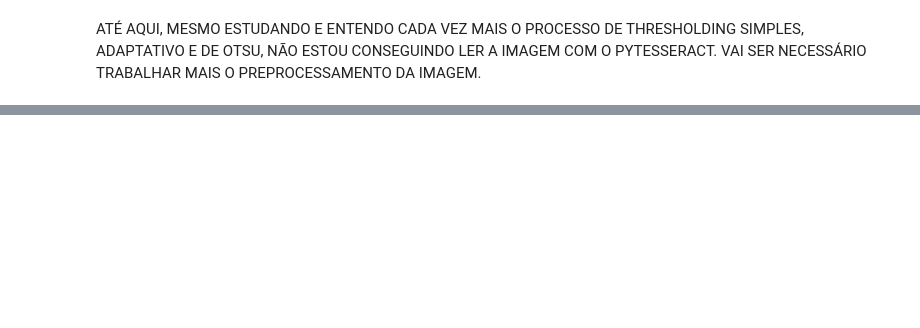
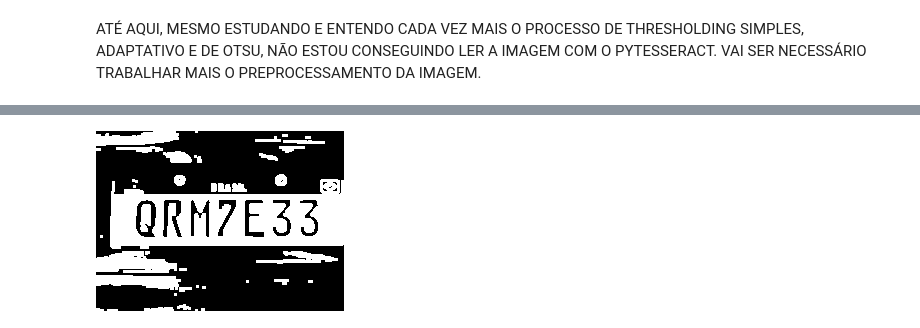
Before and after one commit to joseevitor/Detectando_PlacasdeCarro, a Jupyter notebook: Placas.ipynb, the cells around one changed output, grey strips where cells are left out. Drawn from its saved outputs; the diff is of its cells as text; code cells hidden in the pictures; blank space fills up the shorter version.

```diff
--- a/Placas.ipynb
+++ b/Placas.ipynb
@@ -233,0 +241,5 @@ ATÉ AQUI, MESMO ESTUDANDO E ENTENDO CADA VEZ MAIS O PROCESSO DE THRESHOLDING SI
+# %%
+dilatacao = cv2.dilate(th_otsu, kernel)
+cv2_imshow(dilatacao)
+# %% [output]
+[figure, added]
```
Also changed, not shown: parts of 7 cells of this notebook.
